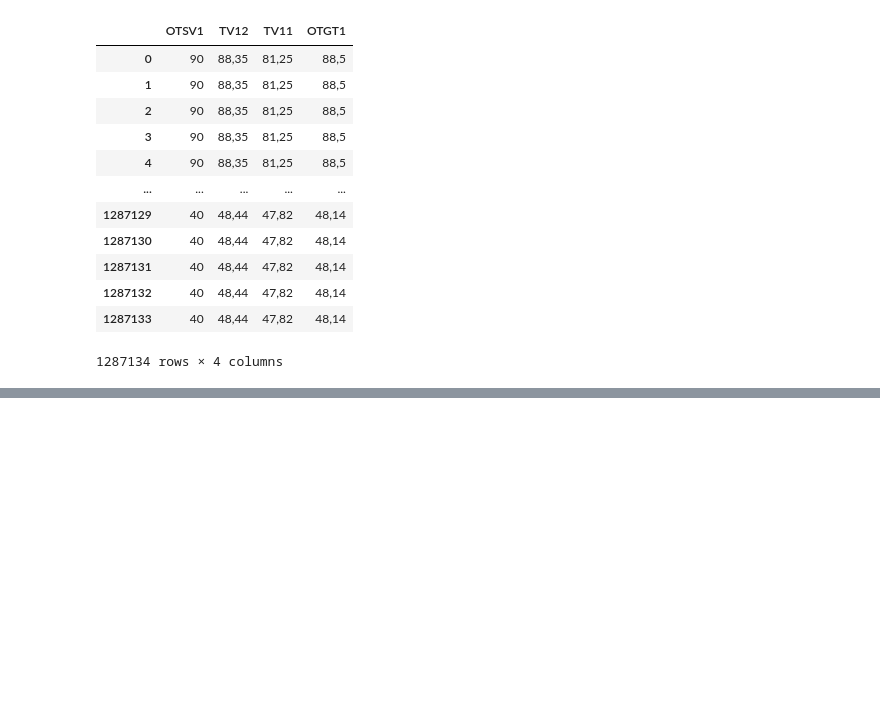
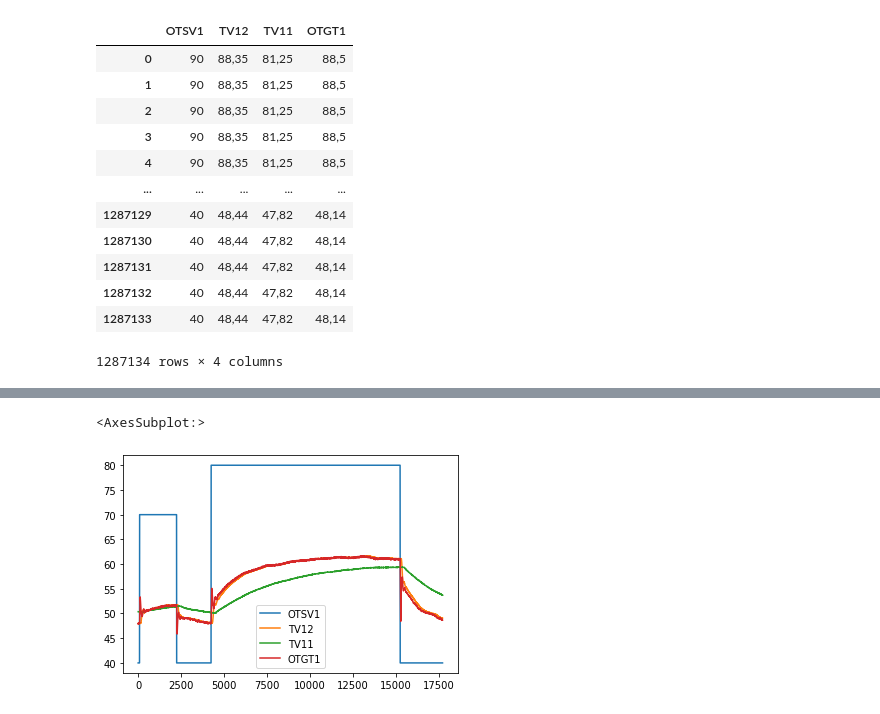
Before and after one commit to JeremyKTH/Gearbox-Oil-Conditioning-System, a Jupyter notebook: Data Pre-process.ipynb, the cells around one changed output, grey strips where cells are left out. Saved outputs shown, nothing was run; the diff lists cells and outputs as text; code cells hidden in the pictures; blank space fills up the shorter version.

```diff
--- a/Data Pre-process.ipynb
+++ b/Data Pre-process.ipynb
@@ -160,0 +184,10 @@ clean_data
+# %%
+# === 40 - 70 - 40 - 80 - 40 % === #
+c_40_data = pd.read_csv(r'C:\Users\jerem\Documents\Python Scripts\Scania\Test_Data\Clean_Data\c_40_test.csv', sep=",")
+# %%
+c_40_data = c_40_data[['OTSV1', 'TV12', 'TV11', 'OTGT1']].iloc[::100,:]
+c_40_data.reset_index(drop=True, inplace = True)
+c_40_data.plot()
+# %% [output]
+<AxesSubplot:>
+[figure, added]
```
Also changed, not shown: parts of 27 cells of this notebook.
